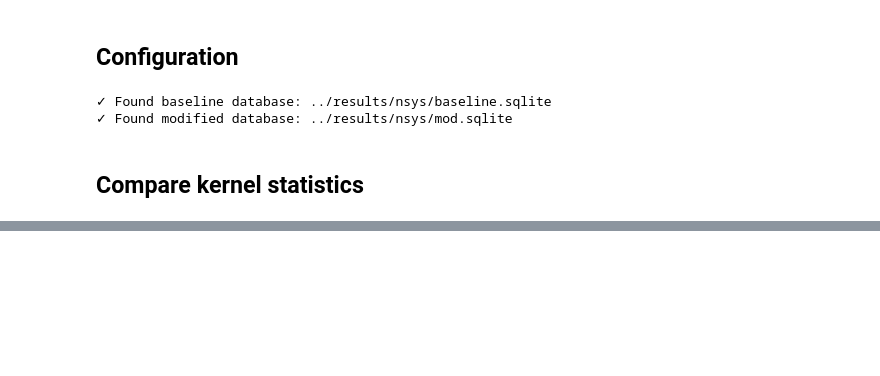
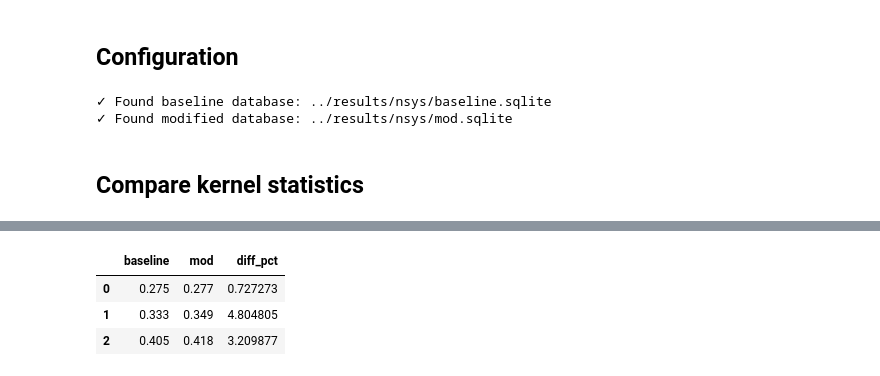
Before and after one commit to petebachant/clima-local-geometry, a Jupyter notebook: .calkit/notebooks/executed/notebooks/compare-kernels.ipynb, the cells around one changed output, grey strips where cells are left out. Cells and saved outputs as stored; diff of their text form; code cells hidden in the pictures; blank space fills up the shorter version.

```diff
--- a/.calkit/notebooks/executed/notebooks/compare-kernels.ipynb
+++ b/.calkit/notebooks/executed/notebooks/compare-kernels.ipynb
@@ -611 +611,32 @@ KERNEL: set_prognostic_edmf_precomputed_quantities_precipitation__FILE_ClimaAtmo
 ============================================================================================================================================
+# %%
+# Compare SYPD
+
+import pandas as pd
+
+log_path_template = "../.calkit/slurm/logs/nsys-{case}.out"
+
+
+def get_sypd_time_series(case) -> list[float]:
+    with open(log_path_template.format(case=case)) as f:
+        lines = f.readlines()
+    sypd_time_series = []
+    for line in lines:
+        if "estimated_sypd =" in line and "Inf" not in line:
+            sypd_time_series.append(float(line.split()[-1].replace('"', "")))
+    return sypd_time_series
+
+
+df = pd.DataFrame(
+    {
+        "baseline": get_sypd_time_series("baseline"),
+        "mod": get_sypd_time_series("mod"),
+    }
+)
+df["diff_pct"] = (df["mod"] - df["baseline"]) / df["baseline"] * 100
+df
+# %% [output]
+|  | baseline | mod | diff_pct |
+| 0 | 0.275 | 0.277 | 0.727273 |
+| 1 | 0.333 | 0.349 | 4.804805 |
+| 2 | 0.405 | 0.418 | 3.209877 |
```
Also changed, not shown: parts of 2 cells of this notebook, 4 other files.
